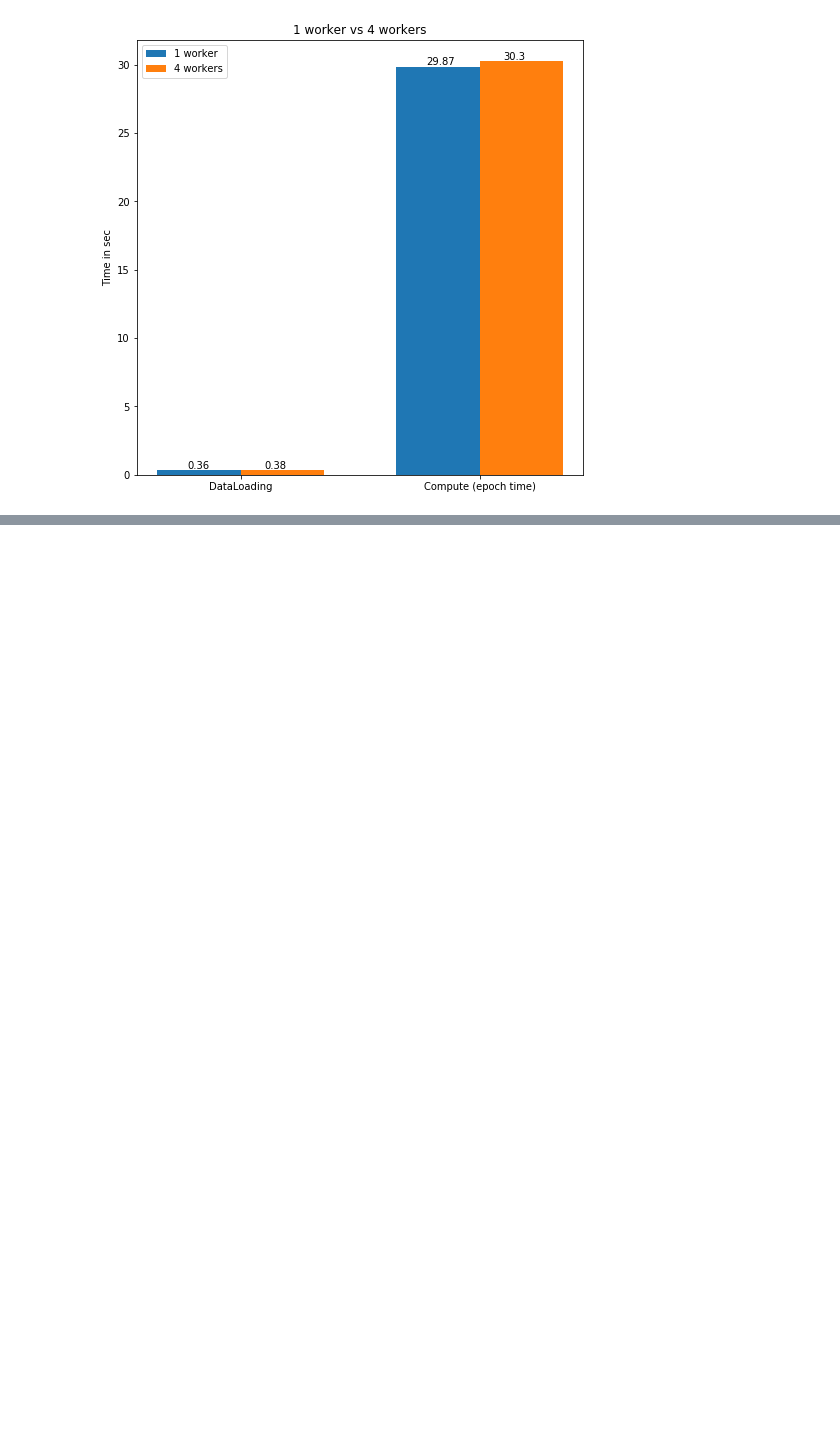
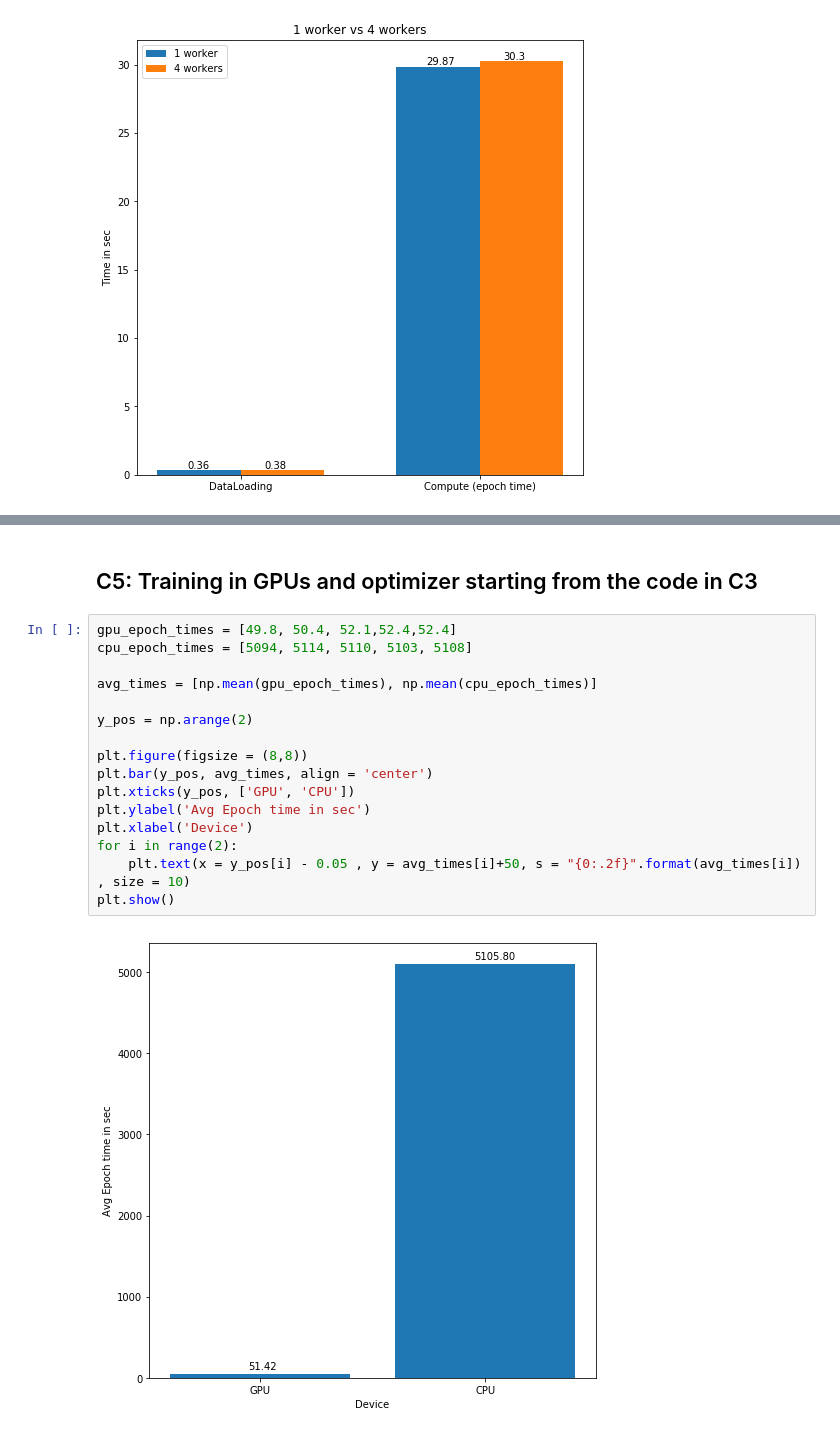
Before and after one commit to srikarym/hpml, a Jupyter notebook: hw2/report.ipynb, the cells around one changed output, grey strips where cells are left out. Cells and saved outputs as stored; diff of their text form; blank space fills up the shorter version.

```diff
--- a/hw2/report.ipynb
+++ b/hw2/report.ipynb
@@ -119,0 +122,20 @@ Both dataloading time and compute time are almost the same for workers = 1 and w
+# %% [markdown]
+## C5: Training in GPUs and optimizer starting from the code in C3
+# %%
+gpu_epoch_times = [49.8, 50.4, 52.1,52.4,52.4]
+cpu_epoch_times = [5094, 5114, 5110, 5103, 5108]
+
+avg_times = [np.mean(gpu_epoch_times), np.mean(cpu_epoch_times)]
+
+y_pos = np.arange(2)
+
+plt.figure(figsize = (8,8))
+plt.bar(y_pos, avg_times, align = 'center')
+plt.xticks(y_pos, ['GPU', 'CPU'])
+plt.ylabel('Avg Epoch time in sec')
+plt.xlabel('Device')
+for i in range(2):
+    plt.text(x = y_pos[i] - 0.05 , y = avg_times[i]+50, s = "{0:.2f}".format(avg_times[i]) , size = 10)
+plt.show()
+# %% [output]
+[figure, added]
```
Also changed, not shown: parts of 14 cells of this notebook, 46 other files.
